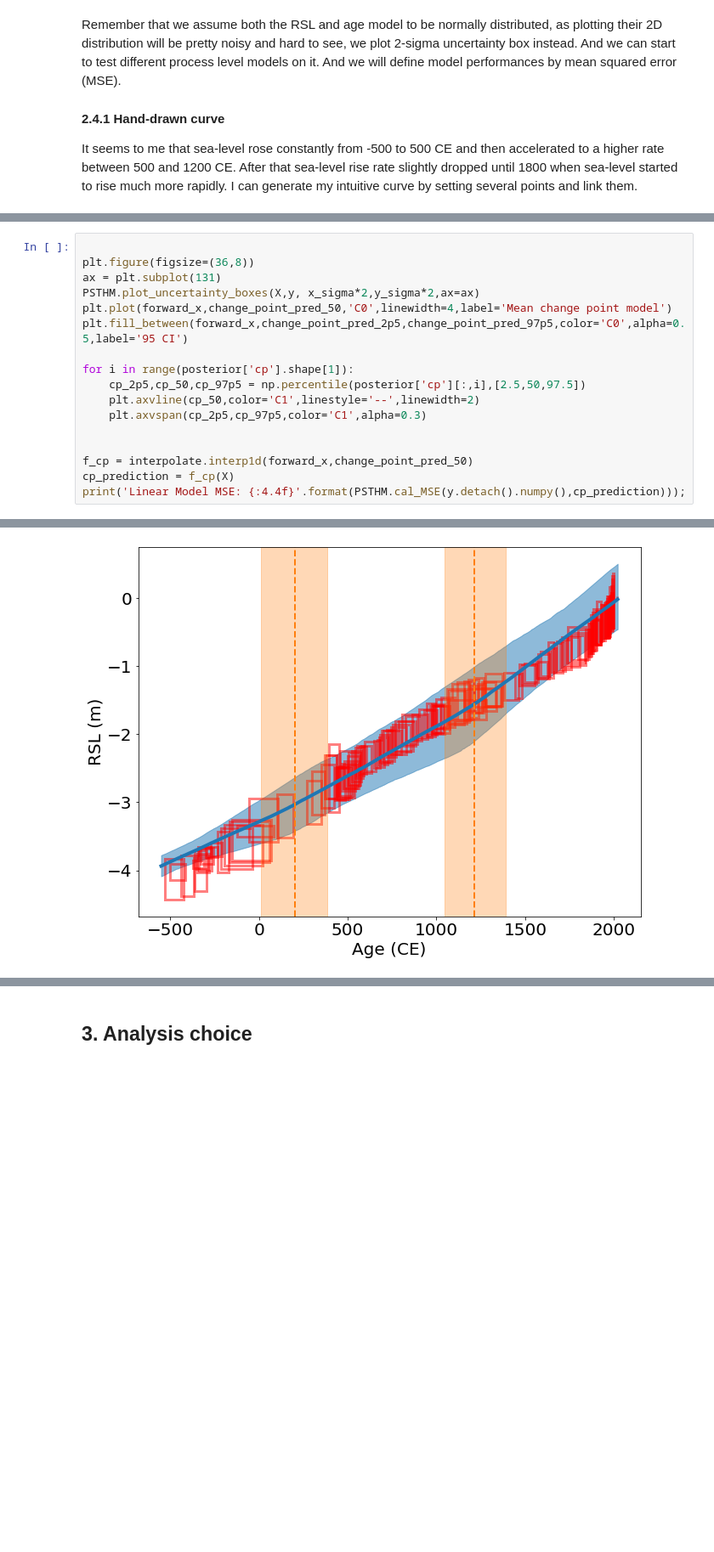
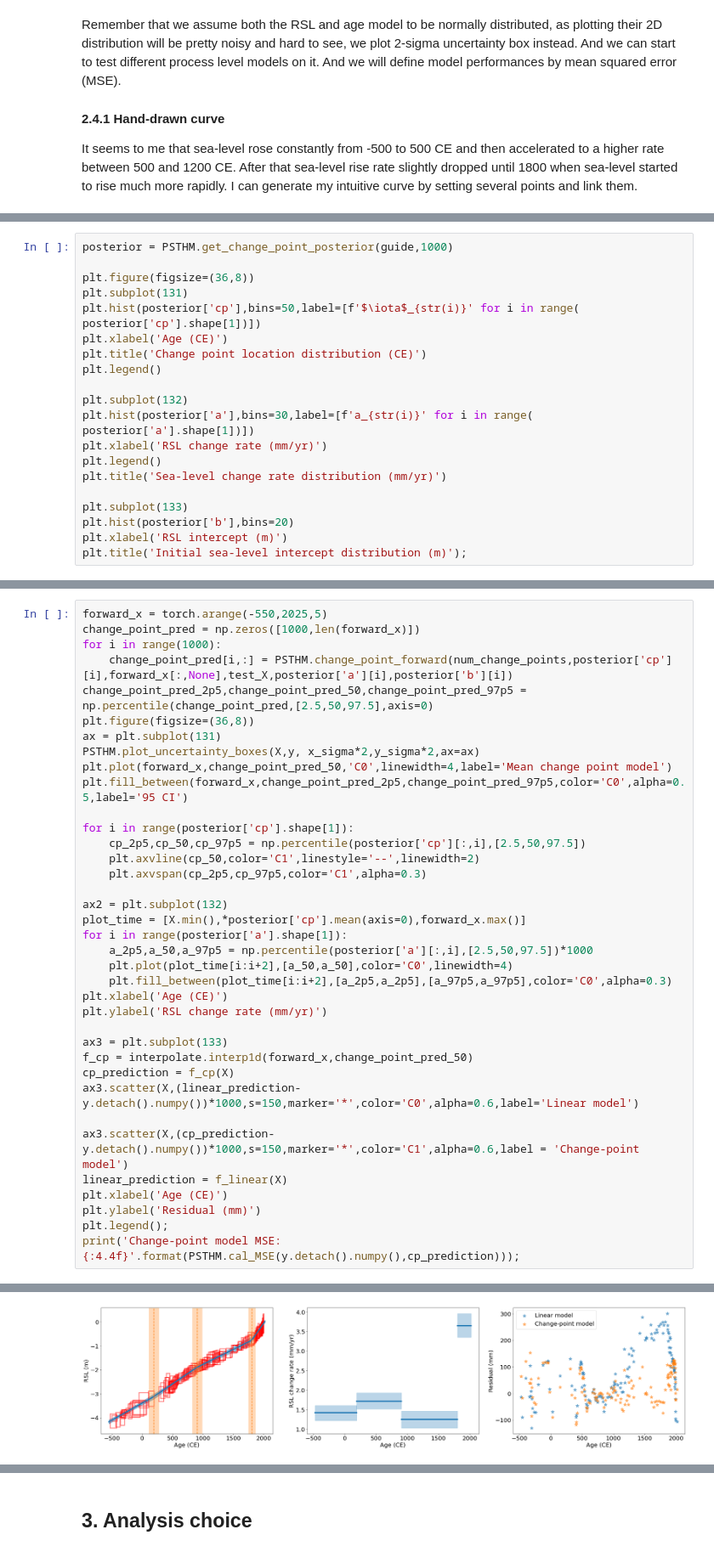
Before and after one commit to radical-collaboration/PaleoSTeHM, a Jupyter notebook: Tutorials/1. Introduction/Paleo_STeHM_intro.ipynb, the cells around one changed output, grey strips where cells are left out. Shown at 85% size. Drawn from its saved outputs; the diff is of its cells as text; blank space fills up the shorter version.

```diff
--- a/Tutorials/1. Introduction/Paleo_STeHM_intro.ipynb
+++ b/Tutorials/1. Introduction/Paleo_STeHM_intro.ipynb
@@ -612,0 +525,20 @@ change_point_pred_2p5,change_point_pred_50,change_point_pred_97p5 = np.percentil
+# %%
+posterior = PSTHM.get_change_point_posterior(guide,1000)
+
+plt.figure(figsize=(36,8))
+plt.subplot(131)
+plt.hist(posterior['cp'],bins=50,label=[f'$\iota$_{str(i)}' for i in range( posterior['cp'].shape[1])])
+plt.xlabel('Age (CE)')
+plt.title('Change point location distribution (CE)')
+plt.legend()
+
+plt.subplot(132)
+plt.hist(posterior['a'],bins=30,label=[f'a_{str(i)}' for i in range( posterior['a'].shape[1])])
+plt.xlabel('RSL change rate (mm/yr)')
+plt.legend()
+plt.title('Sea-level change rate distribution (mm/yr)')
+
+plt.subplot(133)
+plt.hist(posterior['b'],bins=20)
+plt.xlabel('RSL intercept (m)')
+plt.title('Initial sea-level intercept distribution (m)');
@@ -613,5 +547,9 @@ change_point_pred_2p5,change_point_pred_50,change_point_pred_97p5 = np.percentil
 # %%
-
+forward_x = torch.arange(-550,2025,5)
+change_point_pred = np.zeros([1000,len(forward_x)])
+for i in range(1000):
+    change_point_pred[i,:] = PSTHM.change_point_forward(num_change_points,posterior['cp'][i],forward_x[:,None],test_X,posterior['a'][i],posterior['b'][i])
+change_point_pred_2p5,change_point_pred_50,change_point_pred_97p5 = np.percentile(change_point_pred,[2.5,50,97.5],axis=0)
 plt.figure(figsize=(36,8))
 ax = plt.subplot(131)
 PSTHM.plot_uncertainty_boxes(X,y, x_sigma*2,y_sigma*2,ax=ax)
@@ -623,8 +561,24 @@ for i in range(posterior['cp'].shape[1]):
     plt.axvline(cp_50,color='C1',linestyle='--',linewidth=2)
     plt.axvspan(cp_2p5,cp_97p5,color='C1',alpha=0.3)
 
+ax2 = plt.subplot(132)
+plot_time = [X.min(),*posterior['cp'].mean(axis=0),forward_x.max()]
+for i in range(posterior['a'].shape[1]):
+    a_2p5,a_50,a_97p5 = np.percentile(posterior['a'][:,i],[2.5,50,97.5])*1000
+    plt.plot(plot_time[i:i+2],[a_50,a_50],color='C0',linewidth=4)
+    plt.fill_between(plot_time[i:i+2],[a_2p5,a_2p5],[a_97p5,a_97p5],color='C0',alpha=0.3)
+plt.xlabel('Age (CE)')
+plt.ylabel('RSL change rate (mm/yr)')
 
+ax3 = plt.subplot(133)
 f_cp = interpolate.interp1d(forward_x,change_point_pred_50)
 cp_prediction = f_cp(X)
-print('Linear Model MSE: {:4.4f}'.format(PSTHM.cal_MSE(y.detach().numpy(),cp_prediction)));
+ax3.scatter(X,(linear_prediction-y.detach().numpy())*1000,s=150,marker='*',color='C0',alpha=0.6,label='Linear model')
+
+ax3.scatter(X,(cp_prediction-y.detach().numpy())*1000,s=150,marker='*',color='C1',alpha=0.6,label = 'Change-point model')
+linear_prediction = f_linear(X)
+plt.xlabel('Age (CE)')
+plt.ylabel('Residual (mm)')
+plt.legend();
+print('Change-point model MSE: {:4.4f}'.format(PSTHM.cal_MSE(y.detach().numpy(),cp_prediction)));
 # %% [output]
@@ -632 +586 @@ Linear Model MSE: 0.0261
-[figure, old version]
+[figure, new version]
```
Also changed, not shown: parts of 22 cells of this notebook, 2 other files.
